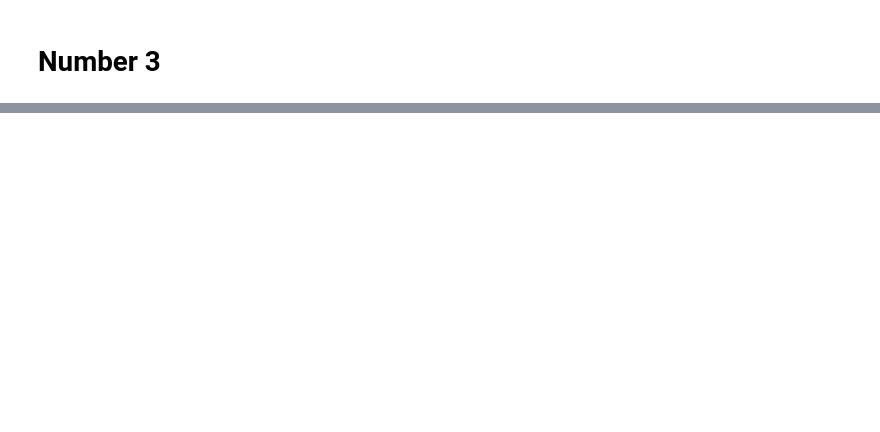
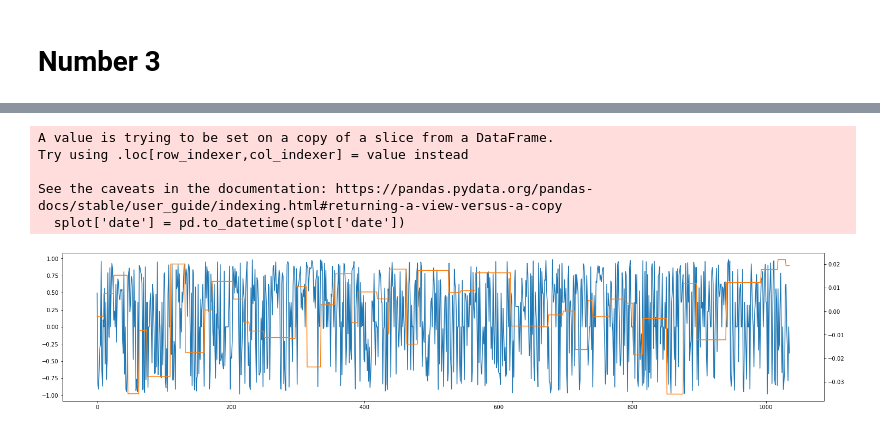
Before and after one commit to iw2/test, a Jupyter notebook: Werries_Isaac_HW1.ipynb, the cells around one changed output, grey strips where cells are left out. Cells and saved outputs as stored; diff of their text form; code cells hidden in the pictures; blank space fills up the shorter version.

```diff
--- a/Werries_Isaac_HW1.ipynb
+++ b/Werries_Isaac_HW1.ipynb
@@ -181,0 +284,21 @@ plt.axhline(y=100, color='grey', linestyle = 'dashed' )
+# %%
+splot.sort_values(by = 'date')
+market_data.sort_values(by = 'DATE')
+market_data['date'] = pd.to_datetime(market_data['DATE'])
+splot['date'] = pd.to_datetime(splot['date'])
+market_data = market_data.drop(market_data[market_data.SP500 == '.'].index)
+market_data['SP500']=pd.to_numeric(market_data['SP500'])
+merged_data = pd.merge(left=market_data,right=splot,on='date',how='inner')
+# %% [output]
+A value is trying to be set on a copy of a slice from a DataFrame.
+Try using .loc[row_indexer,col_indexer] = value instead
+
+See the caveats in the documentation: https://pandas.pydata.org/pandas-docs/stable/user_guide/indexing.html#returning-a-view-versus-a-copy
+  splot['date'] = pd.to_datetime(splot['date'])
+# %%
+plt.figure(figsize=(25,5))
+ax1=merged_data.sentiment_score.plot(label='sentiment score')
+ax2=merged_data.SP500.plot(secondary_y=True)
+#couldn't figure out how to fix this
+# %% [output]
+[figure, added]
```
Also changed, not shown: parts of 24 cells of this notebook, 3 other files.
